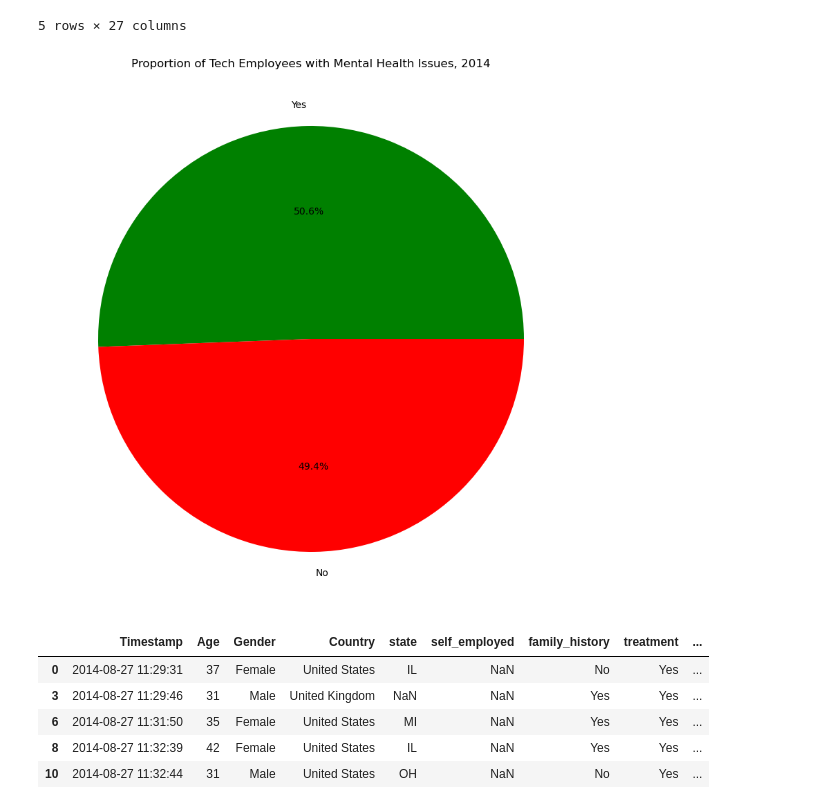
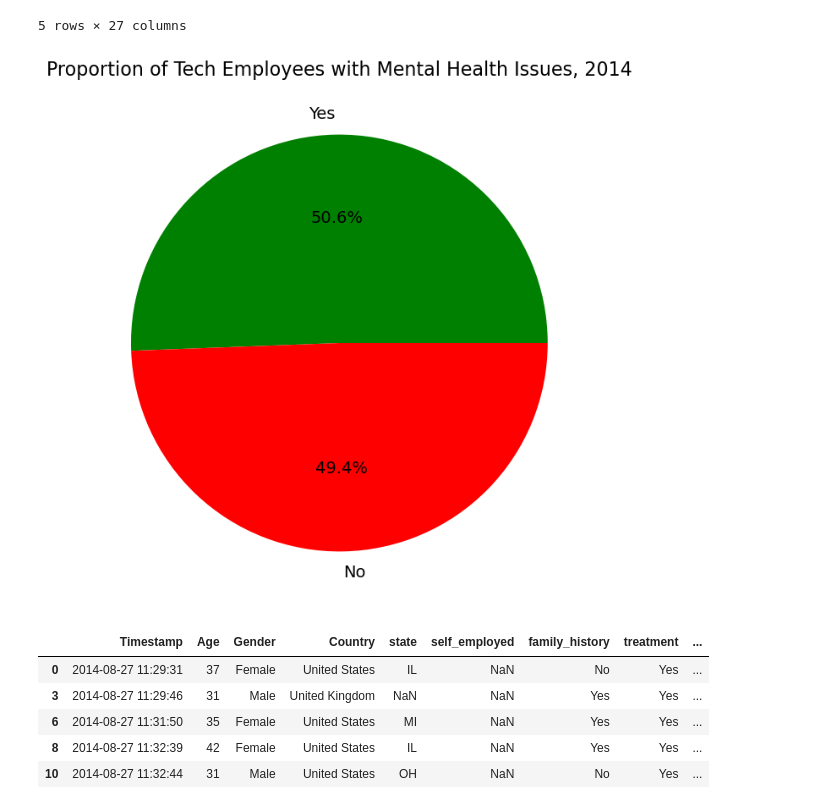
Before and after one commit to K-G-Witt/project1-team4, a Jupyter notebook: rcl_file.ipynb, the cells around one changed output. Saved outputs shown, nothing was run; the diff lists cells and outputs as text; code cells hidden in the pictures.

Commit message:
changed graph figures and sizes, attempted Chi2 below count of 2020-2022 mental health issues

```diff
--- a/rcl_file.ipynb
+++ b/rcl_file.ipynb
@@ -20,13 +22,17 @@ dataframe_2014.head()
 # %%
 mental_health_issues_dataframe_2014_breakdown = dataframe_2014['treatment'].value_counts()
 colors = ["green", "red",]
-plt.figure(figsize=(14,10))
-plt.pie(mental_health_issues_dataframe_2014_breakdown, labels=mental_health_issues_dataframe_2014_breakdown.index, colors=colors, autopct='%1.1f%%')
-plt.title('Proportion of Tech Employees with Mental Health Issues, 2014')
+plt.figure(figsize=(14,8))
+plt.pie(mental_health_issues_dataframe_2014_breakdown,
+        labels=mental_health_issues_dataframe_2014_breakdown.index,
+        colors=colors,
+        autopct='%1.1f%%',
+        textprops={'fontsize': 14})
+plt.title('Proportion of Tech Employees with Mental Health Issues, 2014', fontsize = 16)
 plt.savefig('Exhibits/Proportion of Tech Employees with Mental Health Issues 2014.png')
 plt.show()
 # %% [output]
-[figure, old version]
+[figure, new version]
 # %%
 #Reducing down the data frame to give only those with mental health issues and the list of countries:
 mental_health_issues_dataframe_2014 = dataframe_2014[dataframe_2014['treatment'] == 'Yes']
```
Also changed, not shown: parts of 14 cells of this notebook, 12 other files.
